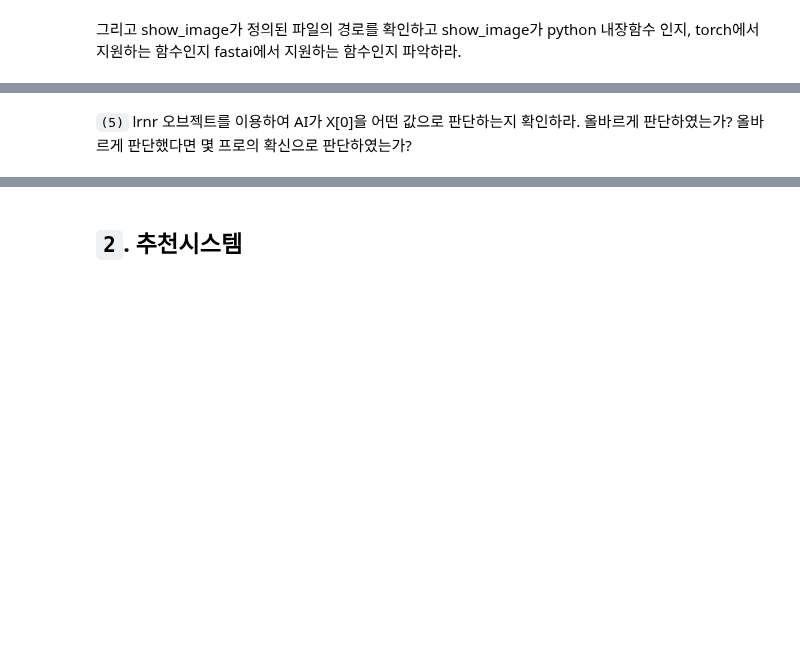
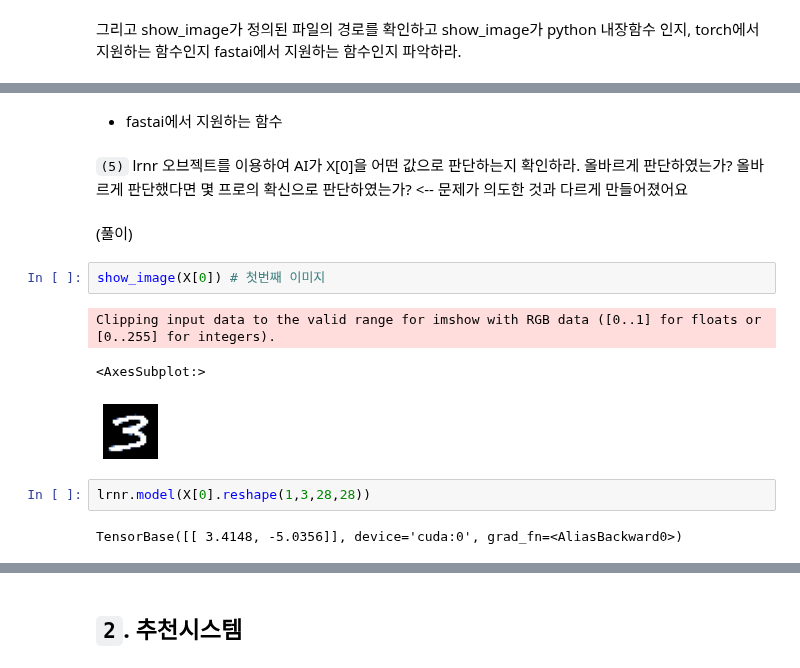
Before and after one commit to guebin/DL2022_backup, a Jupyter notebook: _notebooks/2022-09-19-Assignment 1.ipynb, the cells around one changed output, grey strips where cells are left out. Saved outputs shown, nothing was run; the diff lists cells and outputs as text; blank space fills up the shorter version.

```diff
--- a/_notebooks/2022-09-19-Assignment 1.ipynb
+++ b/_notebooks/2022-09-19-Assignment 1.ipynb
@@ -44,2 +94,16 @@ show_image(X[0])
+# %% [markdown]
+- fastai에서 지원하는 함수
 # %% [markdown]
-`(5)` lrnr 오브젝트를 이용하여 AI가 X[0]을 어떤 값으로 판단하는지 확인하라. 올바르게 판단하였는가? 올바르게 판단했다면 몇 프로의 확신으로 판단하였는가?
+`(5)` lrnr 오브젝트를 이용하여 AI가 X[0]을 어떤 값으로 판단하는지 확인하라. 올바르게 판단하였는가? 올바르게 판단했다면 몇 프로의 확신으로 판단하였는가? <-- 문제가 의도한 것과 다르게 만들어졌어요
+# %% [markdown]
+(풀이)
+# %%
+show_image(X[0]) # 첫번째 이미지
+# %% [output]
+Clipping input data to the valid range for imshow with RGB data ([0..1] for floats or [0..255] for integers).
+<AxesSubplot:>
+[figure, added]
+# %%
+lrnr.model(X[0].reshape(1,3,28,28))
+# %% [output]
+TensorBase([[ 3.4148, -5.0356]], device='cuda:0', grad_fn=<AliasBackward0>)
```
Also changed, not shown: parts of 39 cells of this notebook, 1 other file.
